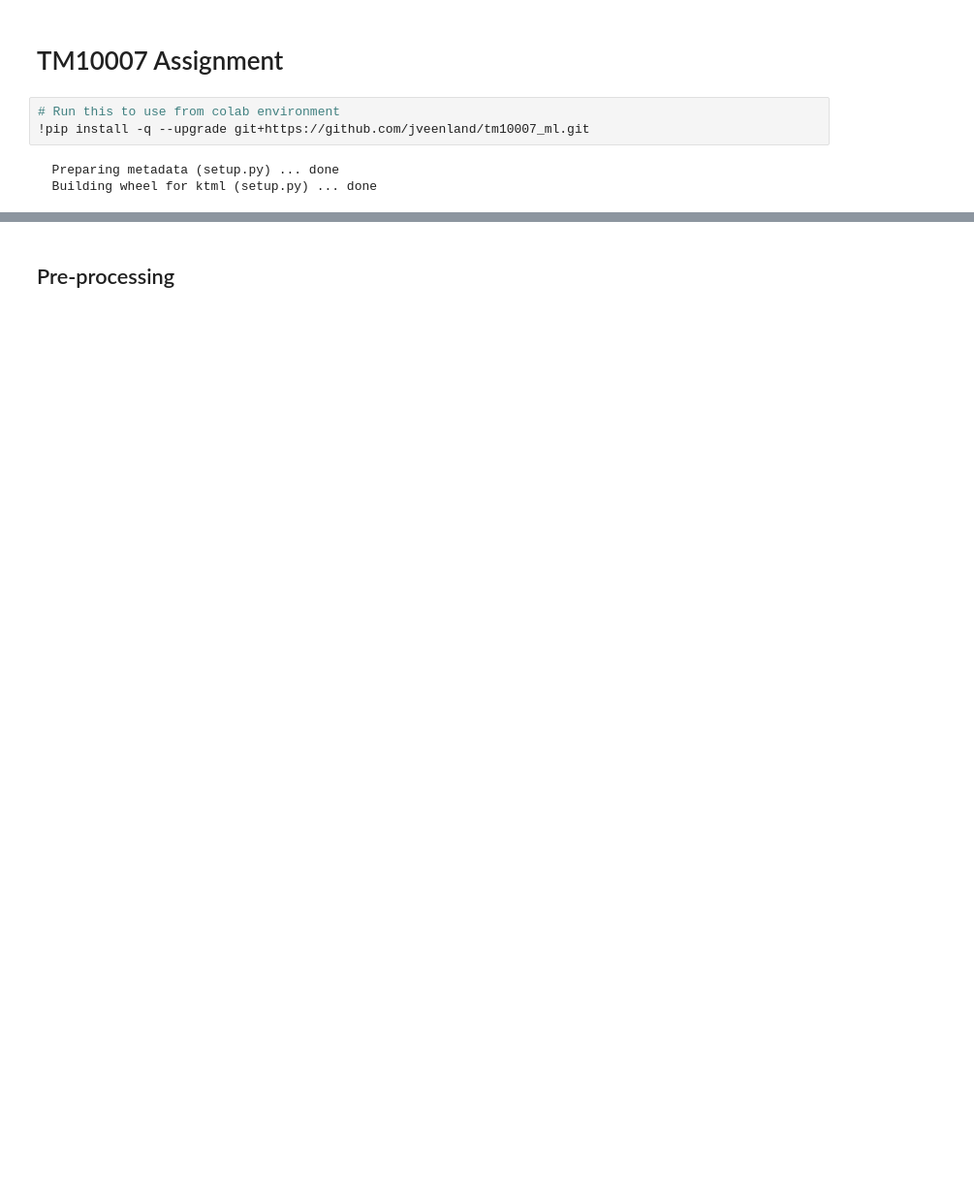
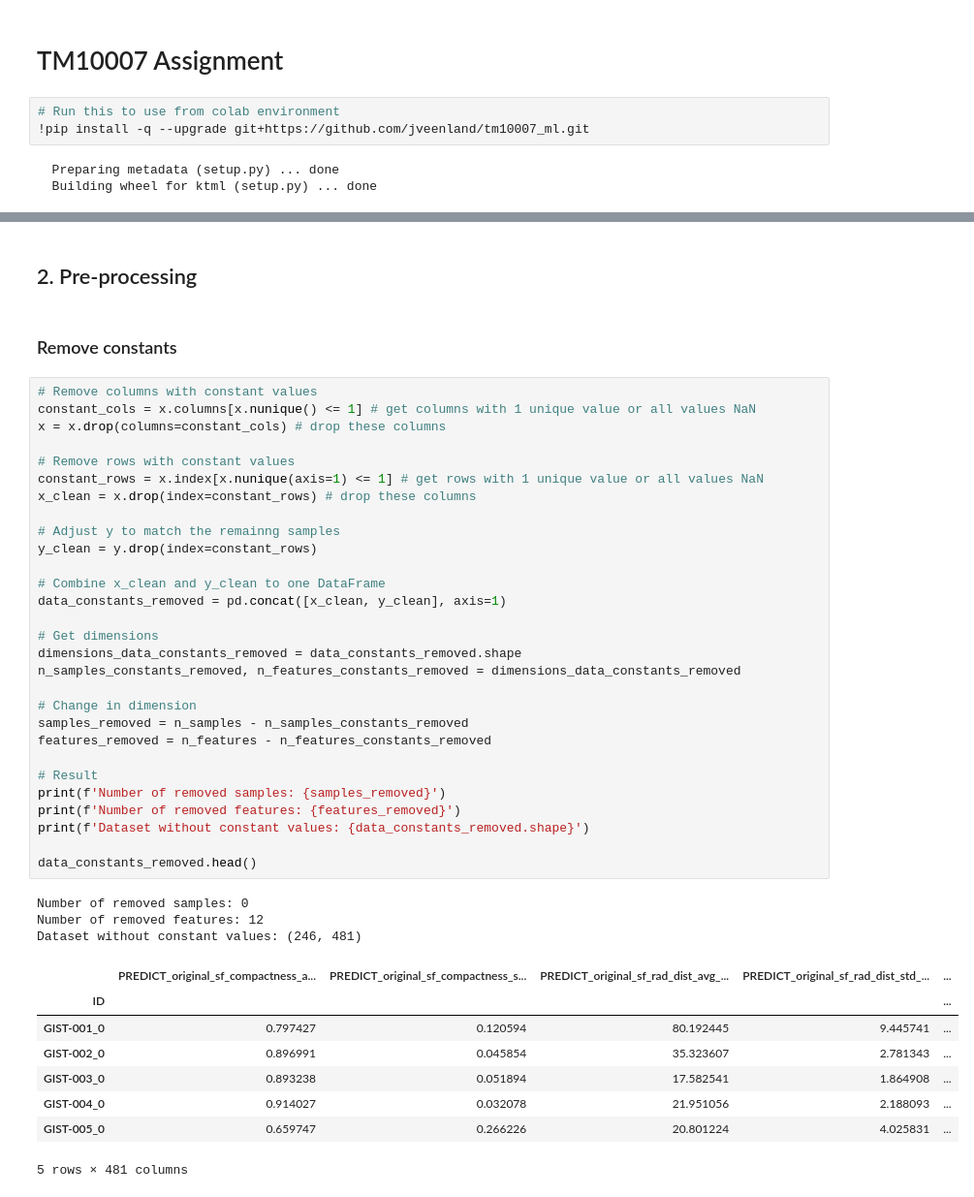
Before and after one commit to Roberto-TM/TM10007_ML_Project_group3, a Jupyter notebook: assignment.ipynb, the cells around one changed output, grey strips where cells are left out. Shown at 97% size. Saved outputs shown, nothing was run; the diff lists cells and outputs as text; blank space fills up the shorter version.

```diff
--- a/assignment.ipynb
+++ b/assignment.ipynb
@@ -55,5 +58,48 @@ memory usage: 951.3+ KB
 # %% [markdown]
-## Pre-processing
+## 2. Pre-processing
+# %% [markdown]
+### Remove constants
+# %%
+# Remove columns with constant values
+constant_cols = x.columns[x.nunique() <= 1] # get columns with 1 unique value or all values NaN
+x = x.drop(columns=constant_cols) # drop these columns
+
+# Remove rows with constant values
+constant_rows = x.index[x.nunique(axis=1) <= 1] # get rows with 1 unique value or all values NaN
+x_clean = x.drop(index=constant_rows) # drop these columns
+
+# Adjust y to match the remainng samples
+y_clean = y.drop(index=constant_rows)
+
+# Combine x_clean and y_clean to one DataFrame
+data_constants_removed = pd.concat([x_clean, y_clean], axis=1)
+
+# Get dimensions
+dimensions_data_constants_removed = data_constants_removed.shape
+n_samples_constants_removed, n_features_constants_removed = dimensions_data_constants_removed
+
+# Change in dimension
+samples_removed = n_samples - n_samples_constants_removed
+features_removed = n_features - n_features_constants_removed
+
+# Result
+print(f'Number of removed samples: {samples_removed}')
+print(f'Number of removed features: {features_removed}')
+print(f'Dataset without constant values: {data_constants_removed.shape}')
+
+data_constants_removed.head()
+# %% [output]
+Number of removed samples: 0
+Number of removed features: 12
+Dataset without constant values: (246, 481)
+|  | PREDICT_original_sf_compactness_a... | PREDICT_original_sf_compactness_s... | PREDICT_original_sf_rad_dist_avg_... | PREDICT_original_sf_rad_dist_std_... | ... |
+| ID |  |  |  |  | ... |
+| GIST-001_0 | 0.797427 | 0.120594 | 80.192445 | 9.445741 | ... |
+| GIST-002_0 | 0.896991 | 0.045854 | 35.323607 | 2.781343 | ... |
+| GIST-003_0 | 0.893238 | 0.051894 | 17.582541 | 1.864908 | ... |
+| GIST-004_0 | 0.914027 | 0.032078 | 21.951056 | 2.188093 | ... |
+| GIST-005_0 | 0.659747 | 0.266226 | 20.801224 | 4.025831 | ... |
+5 rows × 481 columns
 # %%
 from scipy.stats import shapiro
 
```
Also changed, not shown: parts of 12 cells of this notebook.
